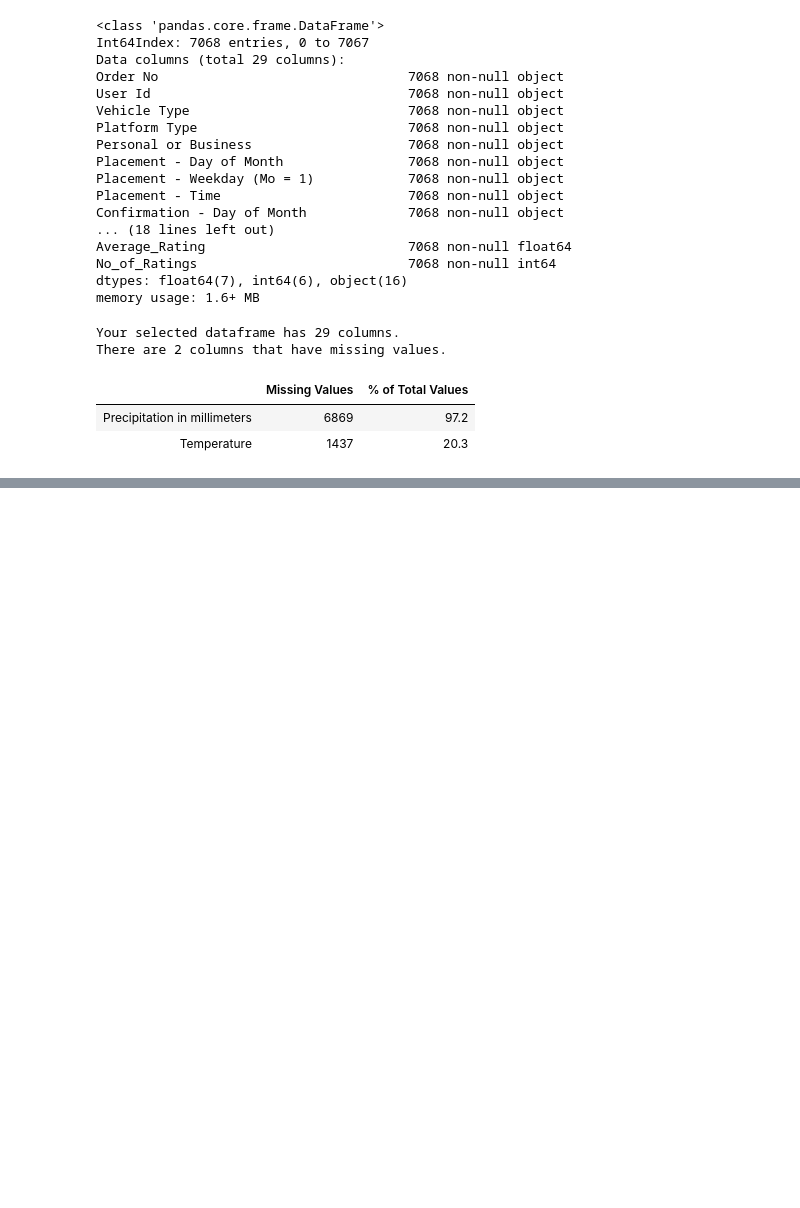
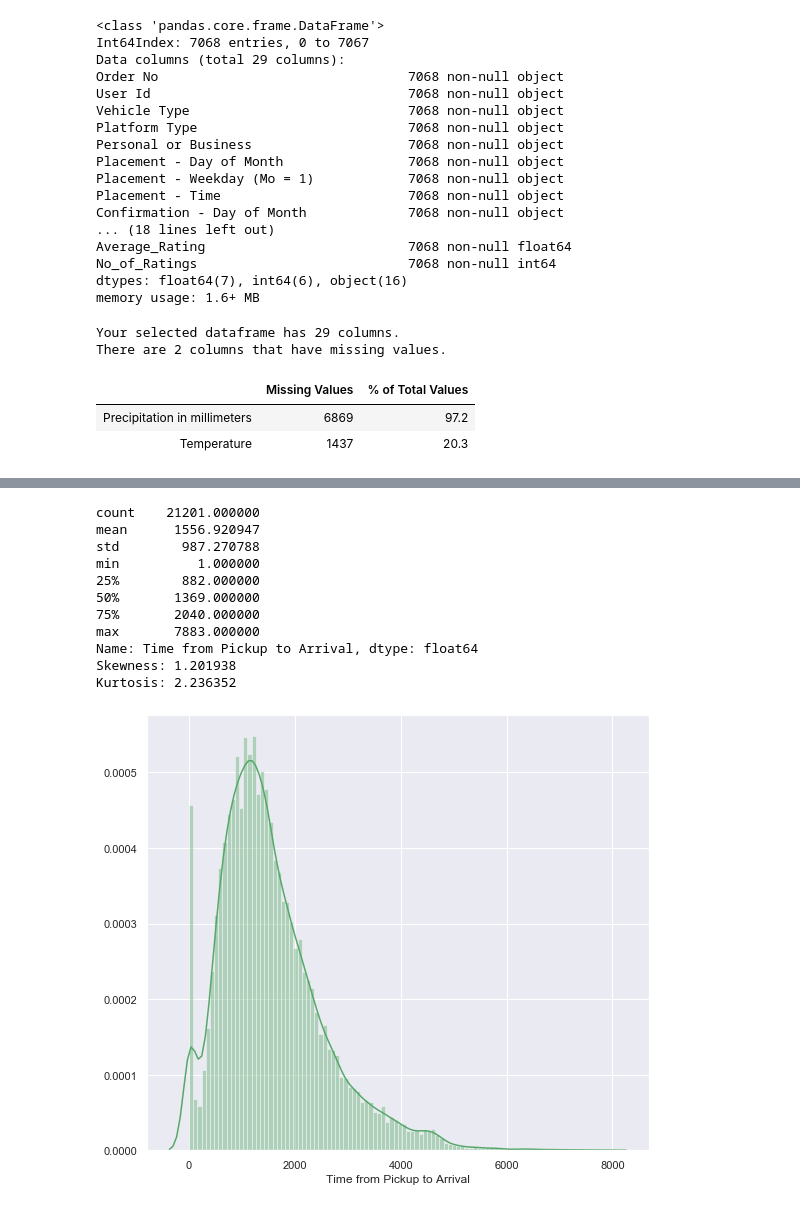
Before and after one commit to BileOara/REGRESSION, a Jupyter notebook: REGRESSION.ipynb, the cells around one changed output, grey strips where cells are left out. Drawn from its saved outputs; the diff is of its cells as text; code cells hidden in the pictures; blank space fills up the shorter version.

```diff
--- a/REGRESSION.ipynb
+++ b/REGRESSION.ipynb
@@ -319,0 +351,21 @@ There are 2 columns that have missing values.
+# %%
+# Assess response variable
+print(merged_train_rider_dtype['Time from Pickup to Arrival'].describe())
+plt.figure(figsize=(9, 8))
+sns.distplot(merged_train_rider_dtype['Time from Pickup to Arrival'], color='g', bins=100, hist_kws={'alpha': 0.4});
+#skewness and kurtosis
+print("Skewness: %f" % merged_train_rider_dtype['Time from Pickup to Arrival'].skew())
+print("Kurtosis: %f" % merged_train_rider_dtype['Time from Pickup to Arrival'].kurt())
+# %% [output]
+count    21201.000000
+mean      1556.920947
+std        987.270788
+min          1.000000
+25%        882.000000
+50%       1369.000000
+75%       2040.000000
+max       7883.000000
+Name: Time from Pickup to Arrival, dtype: float64
+Skewness: 1.201938
+Kurtosis: 2.236352
+[figure, added]
```
Also changed, not shown: parts of 57 cells of this notebook.
